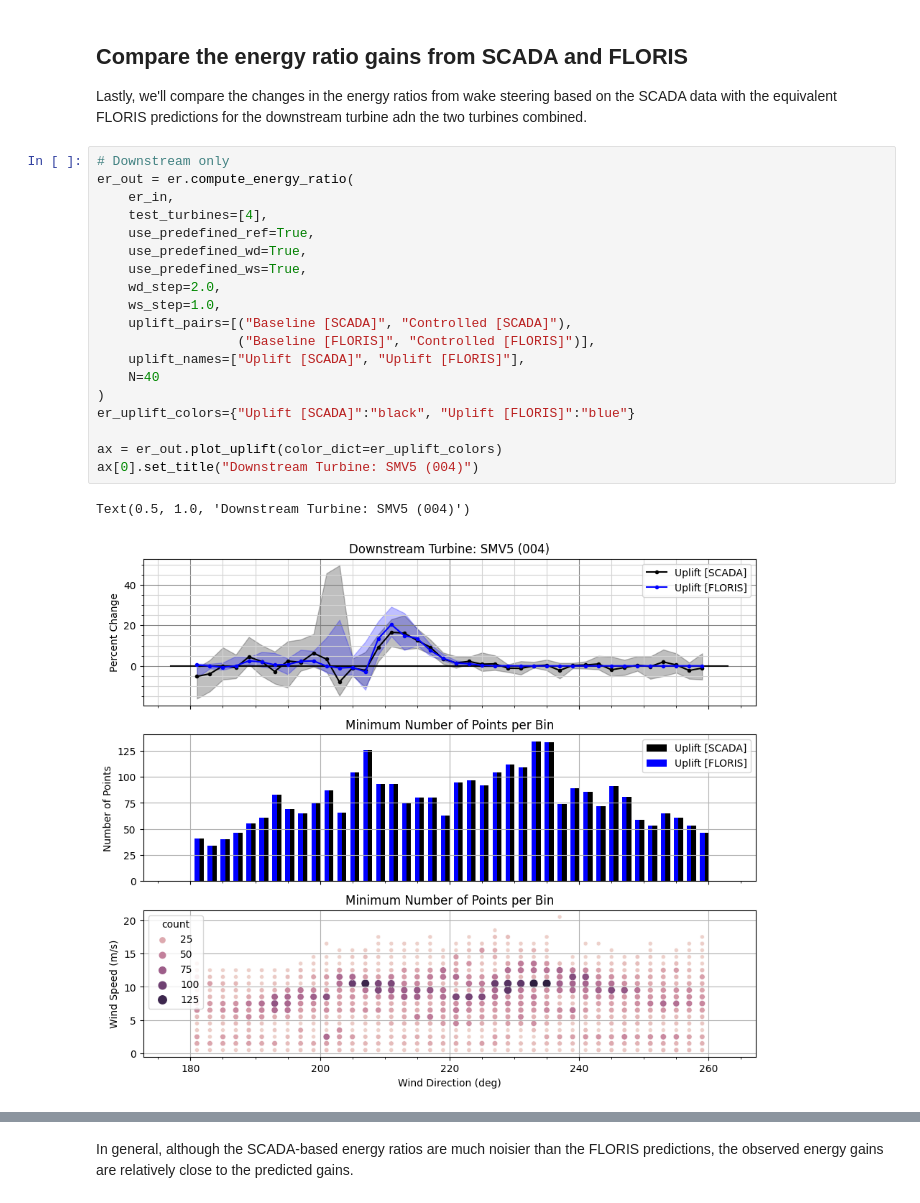
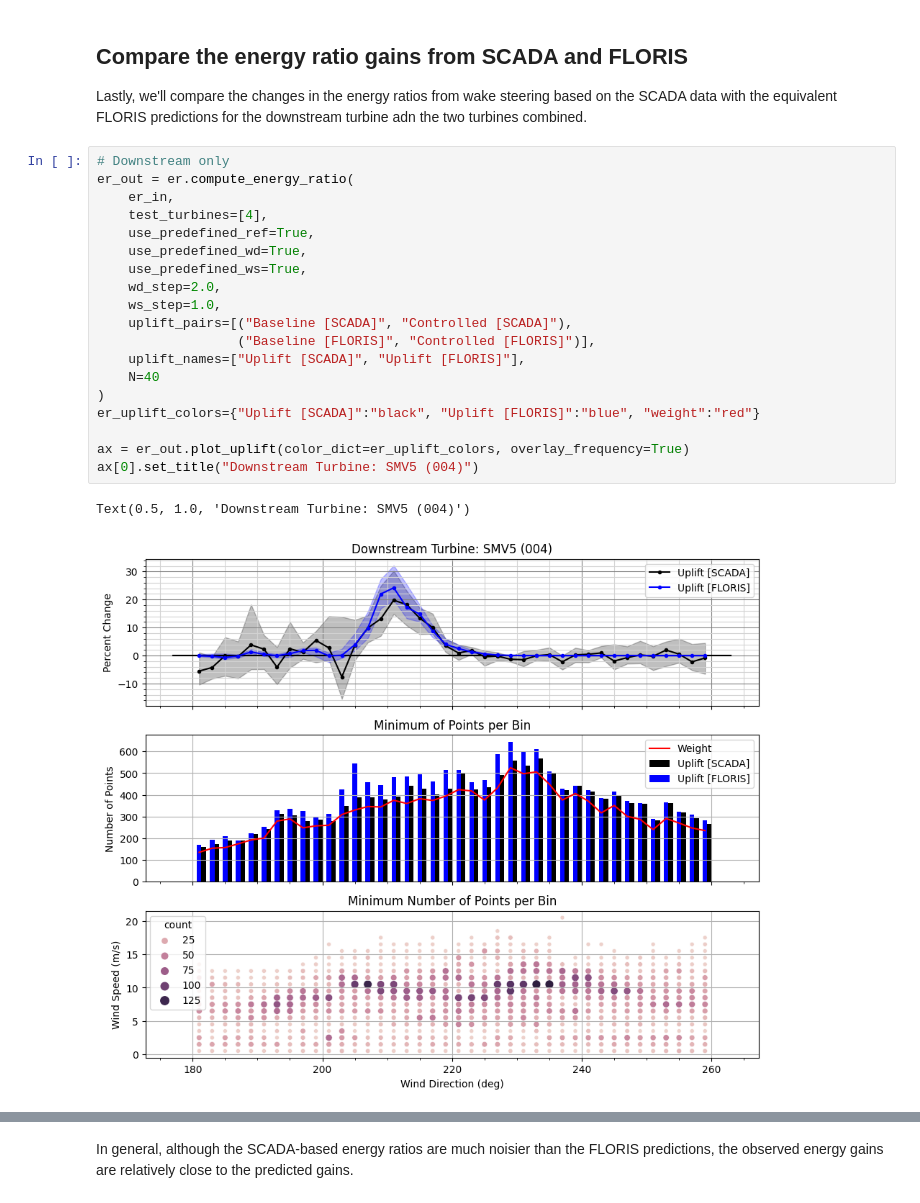
Before and after one commit to NREL/flasc, a Jupyter notebook: examples_smarteole/06_wake_steering_energy_ratio_analysis.ipynb, the cells around one changed output, grey strips where cells are left out. Saved outputs shown, nothing was run; the diff lists cells and outputs as text.

```diff
--- a/examples_smarteole/06_wake_steering_energy_ratio_analysis.ipynb
+++ b/examples_smarteole/06_wake_steering_energy_ratio_analysis.ipynb
@@ -432,25 +430,25 @@ Lastly, we'll compare the changes in the energy ratios from wake steering based
 # %%
 # Downstream only
 er_out = er.compute_energy_ratio(
     er_in,
     test_turbines=[4],
     use_predefined_ref=True,
     use_predefined_wd=True,
     use_predefined_ws=True,
     wd_step=2.0,
     ws_step=1.0,
     uplift_pairs=[("Baseline [SCADA]", "Controlled [SCADA]"),
                   ("Baseline [FLORIS]", "Controlled [FLORIS]")],
     uplift_names=["Uplift [SCADA]", "Uplift [FLORIS]"],
     N=40
 )
-er_uplift_colors={"Uplift [SCADA]":"black", "Uplift [FLORIS]":"blue"}
+er_uplift_colors={"Uplift [SCADA]":"black", "Uplift [FLORIS]":"blue", "weight":"red"}
 
-ax = er_out.plot_uplift(color_dict=er_uplift_colors)
+ax = er_out.plot_uplift(color_dict=er_uplift_colors, overlay_frequency=True)
 ax[0].set_title("Downstream Turbine: SMV5 (004)")
 # %% [output]
 Text(0.5, 1.0, 'Downstream Turbine: SMV5 (004)')
-[figure, old version]
+[figure, new version]
 # %%
 # Combined
 er_out = er.compute_energy_ratio(
```
Also changed, not shown: parts of 9 cells of this notebook, 6 other files.
